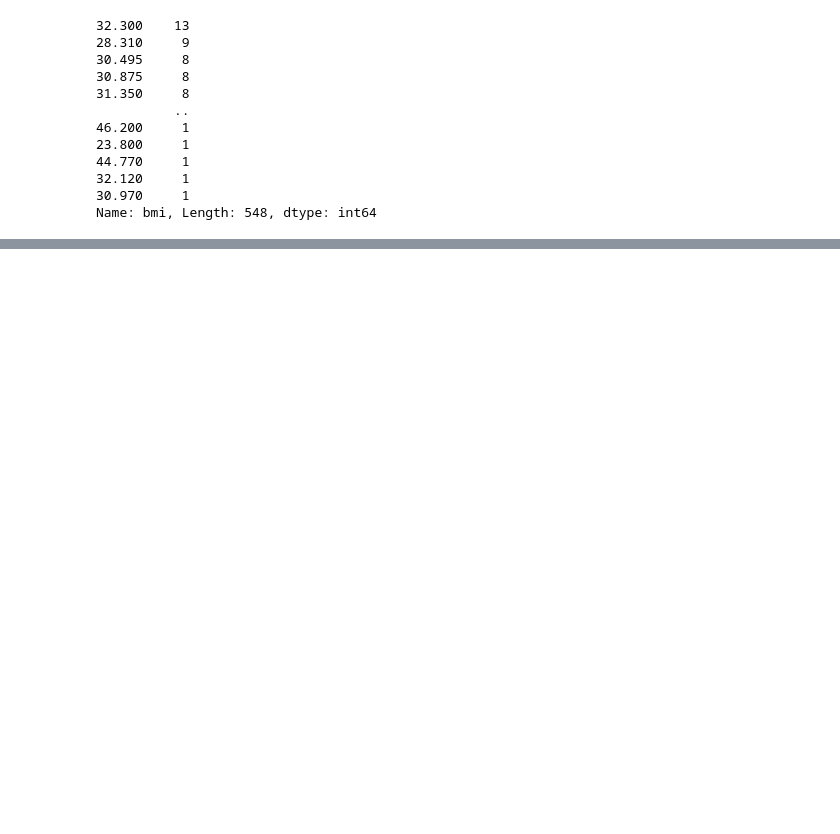
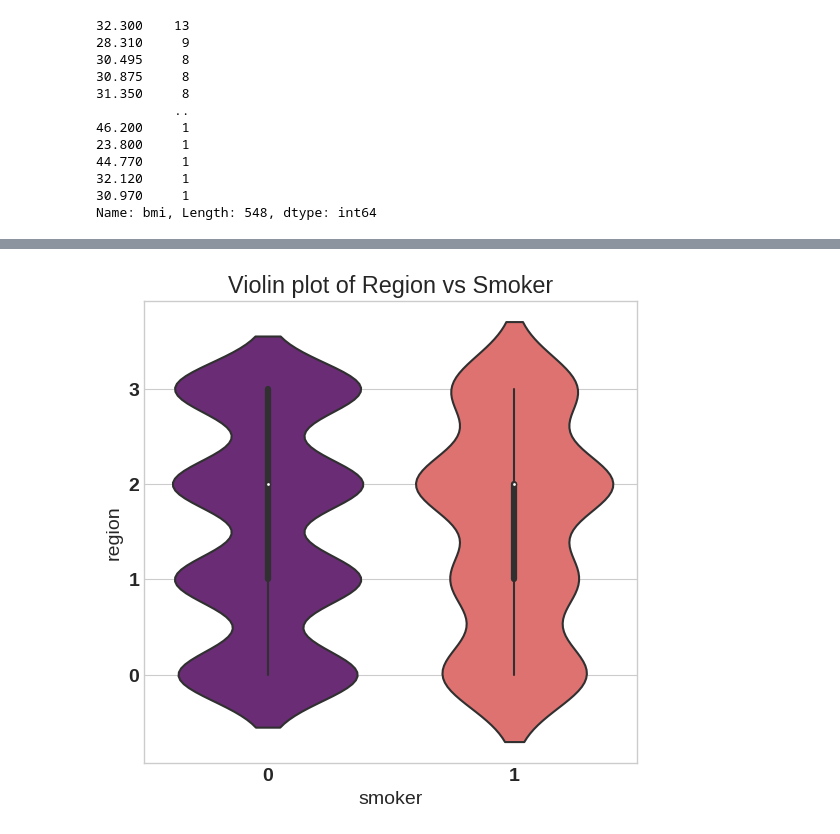
Before and after one commit to gr-uzun/medical-cost-analysis, a Jupyter notebook: medical_cost_analysis_project.ipynb, the cells around one changed output, grey strips where cells are left out. Cells and saved outputs as stored; diff of their text form; code cells hidden in the pictures; blank space fills up the shorter version.

```diff
--- a/medical_cost_analysis_project.ipynb
+++ b/medical_cost_analysis_project.ipynb
@@ -224,0 +177,12 @@ AttributeError: ignored
+# %%
+# Examine the relationship between “smoker” and “region”.
+
+# Comments
+# It shows the distribution of quantitative data(region) across several levels of one (or more) categorical variables(smoker) such that those distributions can be compared.
+
+f = plt.figure(figsize=(14,6))
+ax = f.add_subplot(122)
+sns.violinplot(x='smoker', y='region',data=df,palette='magma',ax=ax)
+ax.set_title('Violin plot of Region vs Smoker');
+# %% [output]
+[figure, added]
```
Also changed, not shown: parts of 19 cells of this notebook.
